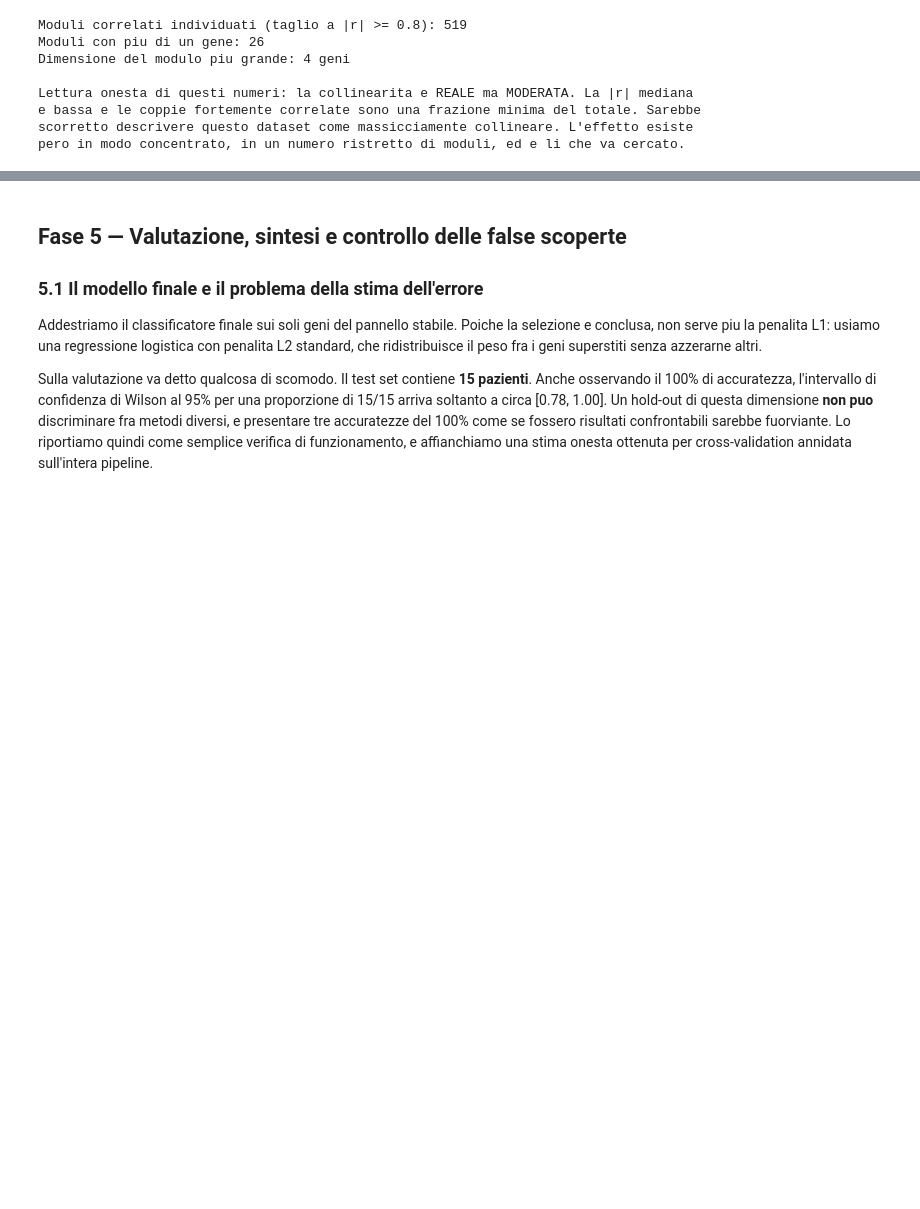
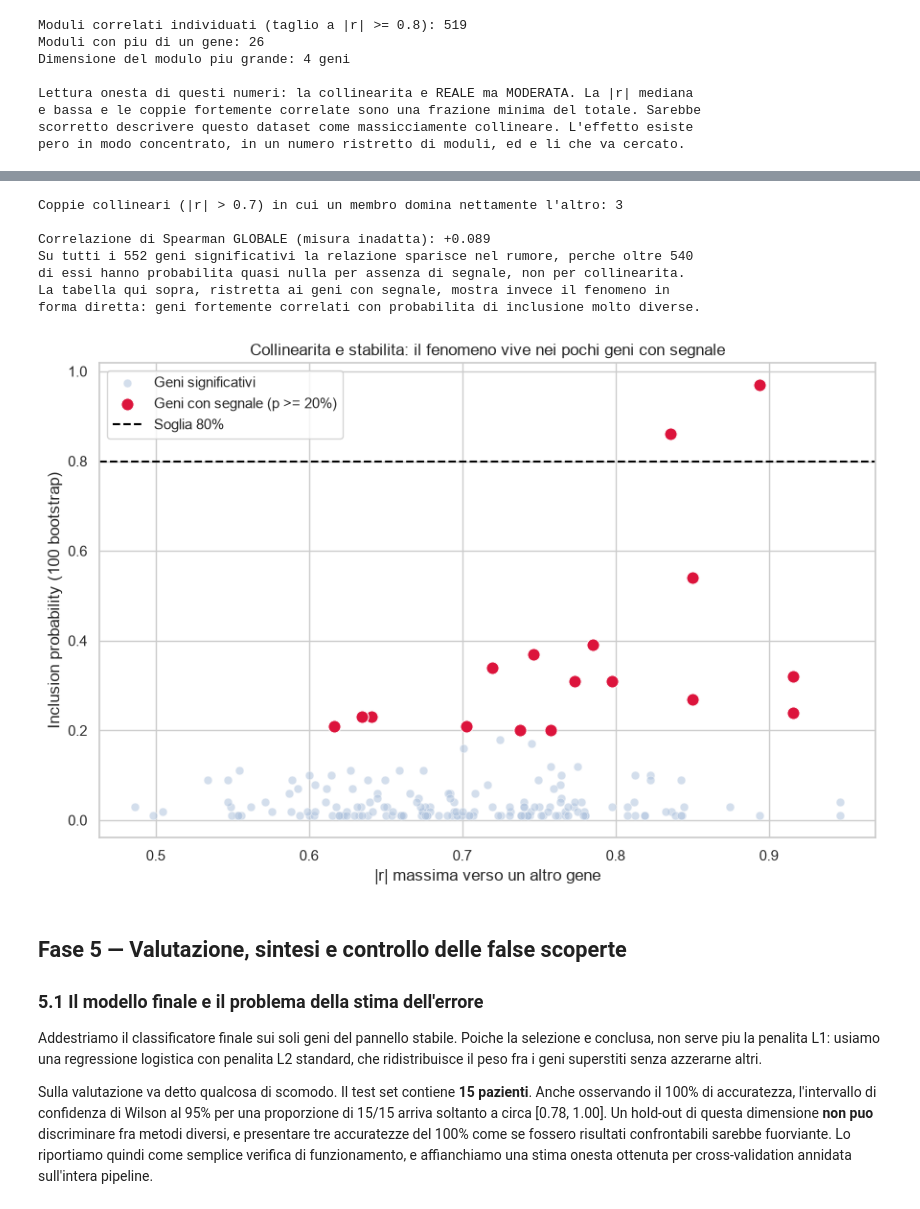
Before and after one commit to Iquadro1/analisi-dati, a Jupyter notebook: progetto/project_revised.ipynb, the cells around one changed output, grey strips where cells are left out. Saved outputs shown, nothing was run; the diff lists cells and outputs as text; code cells hidden in the pictures; blank space fills up the shorter version.

```diff
--- a/progetto/project_revised.ipynb
+++ b/progetto/project_revised.ipynb
@@ -949,0 +964,70 @@ la differenza fra le due penalita rende il fenomeno piu visibile.
+# %%
+prob_map = dict(zip(lasso_stability_df["Gene_Probe"],
+                    lasso_stability_df["Inclusion_Probability"]))
+
+# --- Quanto e diffusa la collinearita nell'intero spazio filtrato? -----------
+corr_all = np.abs(np.corrcoef(X_train, rowvar=False))
+np.fill_diagonal(corr_all, 0.0)
+max_corr_all = corr_all.max(axis=0)
+
+print("--- Collinearita nell'intero spazio delle sonde filtrate ---")
+for t in (0.9, 0.8, 0.7):
+    n = int((max_corr_all > t).sum())
+    print(f"  sonde con almeno un gemello a |r| > {t}: {n} su {len(feature_cols)} ({n/len(feature_cols):.1%})")
+print()
+print("Questa e la statistica pertinente, e va confrontata con quella calcolata piu sopra")
+print("sui soli geni significativi (|r| mediana bassa). Le due non sono in contraddizione:")
+print("la |r| MEDIANA e bassa perche la maggior parte delle coppie e scorrelata, ma la CODA")
+print("della distribuzione e tutt'altro che trascurabile. E nella coda che vive il fenomeno.")
+
+# --- Misura sbagliata: correlazione globale ---------------------------------
+pts = pd.DataFrame([
+    {"Gene": g, "Inclusion_Probability": prob_map[g], "max_corr": float(corr_sig[i].max())}
+    for i, g in enumerate(sig_names) if g in prob_map
+])
+rho_global = pts["max_corr"].corr(pts["Inclusion_Probability"], method="spearman")
+
+# --- Misura corretta: livello di coppia sui geni con segnale ----------------
+SIGNAL_MIN = 0.20
+rows = []
+for g in lasso_stability_df.query("Inclusion_Probability >= @SIGNAL_MIN")["Gene_Probe"]:
+    j = feature_cols.index(g)
+    k = int(np.argmax(corr_all[j]))
+    twin = feature_cols[k]
+    rows.append({
+        "Gene": g,
+        "p(gene)": round(prob_map.get(g, 0.0), 2),
+        "Gemello": twin,
+        "|r|": round(float(corr_all[j, k]), 3),
+        "p(gemello)": round(float(prob_map.get(twin, 0.0)), 2),
+        "Nel pannello": g in lasso_stable_set,
+    })
+twin_df = pd.DataFrame(rows).sort_values("p(gene)", ascending=False)
+
+print(f"\n--- Analisi a livello di coppia (geni con inclusion probability >= {SIGNAL_MIN:.0%}) ---")
+display(twin_df)
+
+split = twin_df[(twin_df["|r|"] > 0.7) & (twin_df["p(gene)"] - twin_df["p(gemello)"] > 0.3)]
+print(f"Coppie collineari (|r| > 0.7) in cui un membro domina nettamente l'altro: {len(split)}")
+print()
+print(f"Correlazione di Spearman GLOBALE (misura inadatta): {rho_global:+.3f}")
+print("Su tutti i 552 geni significativi la relazione sparisce nel rumore, perche oltre 540")
+print("di essi hanno probabilita quasi nulla per assenza di segnale, non per collinearita.")
+print("La tabella qui sopra, ristretta ai geni con segnale, mostra invece il fenomeno in")
+print("forma diretta: geni fortemente correlati con probabilita di inclusione molto diverse.")
+
+plt.figure(figsize=(9, 6))
+sns.scatterplot(data=pts, x="max_corr", y="Inclusion_Probability",
+                alpha=0.55, color="lightsteelblue", s=40, label="Geni significativi")
+sel = pts[pts["Inclusion_Probability"] >= SIGNAL_MIN]
+sns.scatterplot(data=sel, x="max_corr", y="Inclusion_Probability",
+                color="crimson", s=90, label=f"Geni con segnale (p >= {SIGNAL_MIN:.0%})")
+plt.axhline(STABILITY_THRESHOLD, color="black", linestyle="--",
+            label=f"Soglia {STABILITY_THRESHOLD:.0%}")
+plt.xlabel("|r| massima verso un altro gene")
+plt.ylabel(f"Inclusion probability ({N_BOOTSTRAP} bootstrap)")
+plt.title("Collinearita e stabilita: il fenomeno vive nei pochi geni con segnale")
+plt.legend()
+plt.tight_layout()
+plt.show()
+# %% [output]
@@ -950,3 +1062,11 @@ la differenza fra le due penalita rende il fenomeno piu visibile.
+Coppie collineari (|r| > 0.7) in cui un membro domina nettamente l'altro: 3
+
+Correlazione di Spearman GLOBALE (misura inadatta): +0.089
+Su tutti i 552 geni significativi la relazione sparisce nel rumore, perche oltre 540
+di essi hanno probabilita quasi nulla per assenza di segnale, non per collinearita.
+La tabella qui sopra, ristretta ai geni con segnale, mostra invece il fenomeno in
+forma diretta: geni fortemente correlati con probabilita di inclusione molto diverse.
+[figure, added]
 # %% [markdown]
 ## Fase 5 — Valutazione, sintesi e controllo delle false scoperte
 
```
Also changed, not shown: parts of 16 cells of this notebook, 1 other file.
